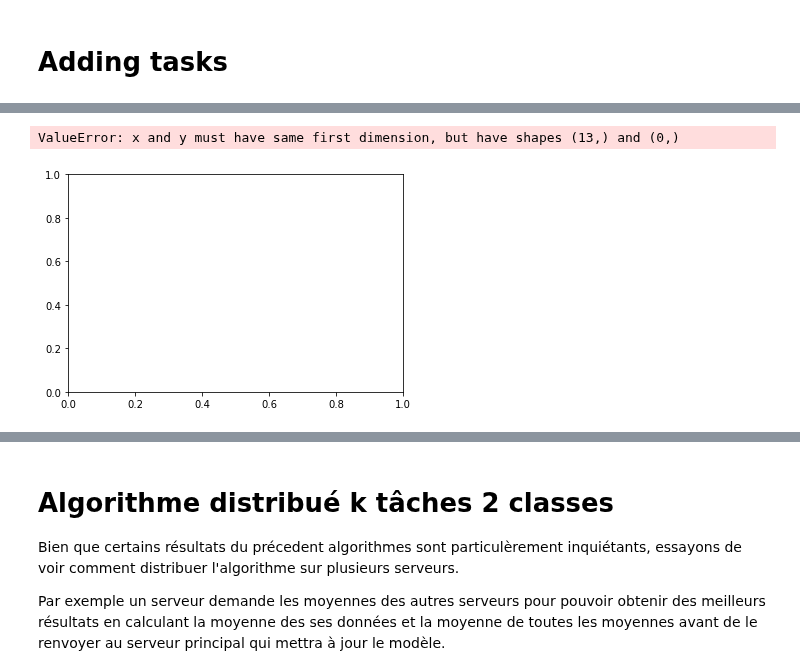
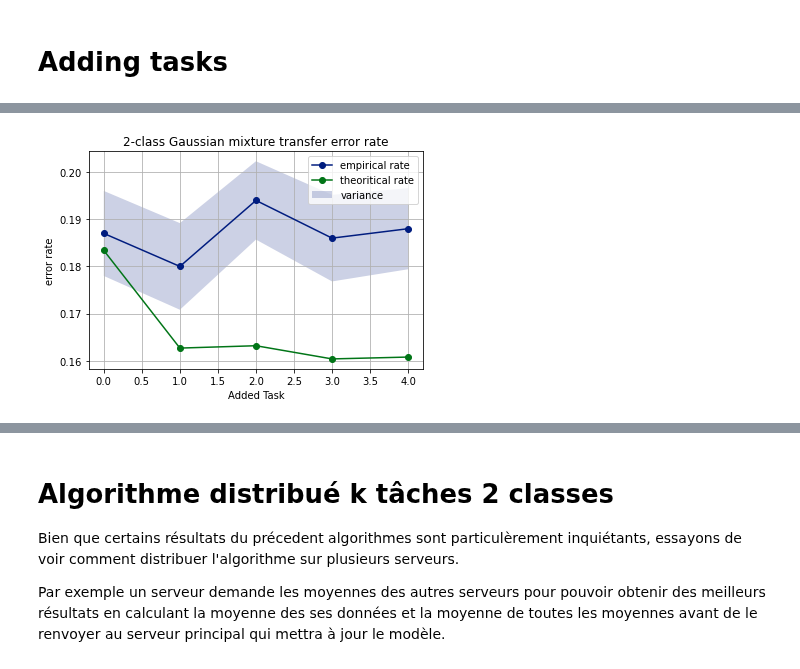
Before and after one commit to Sami-fak/DistributedMTLSPCA, a Jupyter notebook: binary-based_MTL.ipynb, the cells around one changed output, grey strips where cells are left out. Saved outputs shown, nothing was run; the diff lists cells and outputs as text; code cells hidden in the pictures.

Commit message:
Grosse simu pour vérifier que l'erreur est bien diviée par deux sur k taches. Simus distribuées par la suite

```diff
--- a/binary-based_MTL.ipynb
+++ b/binary-based_MTL.ipynb
@@ -371,9 +376,10 @@ def compute_error_rate(X_test, V, m_t, nb_tasks, nb_classes, n_t, Dc, c0):
     emp_rate = []
     error = 0
     ni = 0
+    error = 0
     for t in range(nb_tasks):
-        error = 0
-        ni = sum(n_t[t])
+
+        ni += sum(n_t[t])
         for l in range(nb_classes):
             for i in range(n_t[t][l]):
                 # on prend la transposée pour pouvoir travailler avec les colonnes
@@ -383,11 +389,11 @@ def compute_error_rate(X_test, V, m_t, nb_tasks, nb_classes, n_t, Dc, c0):
                 elif (score == -1 and l == 0):
                     error +=1
 
-        erreur_emp = error/ni
+    erreur_emp = error/ni
 
-        if erreur_emp > 0.5:
-            erreur_emp=1-erreur_emp
-        emp_rate.append(erreur_emp)
+    if erreur_emp > 0.5:
+        erreur_emp=1-erreur_emp
+    emp_rate.append(erreur_emp)
     return np.mean(emp_rate)
 # %%
 def debug_histogram(V, X_test, n_t):
@@ -688,11 +686,12 @@ ValueError: shapes (200,) and (100,1000) not aligned: 200 (dim 0) != 100 (dim 0)
 p = 100
 m = 2
 # on ajoute des tâches 2 par 2
-t = range(2,16, 2)
-multiple = 20
+nb_tasks = 11
+t = range(2,2*nb_tasks, 2)
+multiple = 9
 to_add = [50*multiple, 50*multiple], [10*multiple, 10*multiple]
 n_t = []
-n_t_test = [[500, 500]]
+n_t_test = [[1000, 1000]]
 nt = sum(n_t_test[0])
 # la liste temps comprendra le temps pour le training, le calcul de M et y et le temps d'inférence
 emp_rate, th_rate, var, relative_error_rate = [], [], [], []
@@ -700,7 +699,7 @@ emp_rate, th_rate, var, relative_error_rate = [], [], [], []
 temps_MM = []
 temps_estim = []
 temps_inference = []
-random_state = 42
+random_state = 100
 
 for b in t:
     n_t.append(to_add[0])
@@ -722,7 +721,6 @@ for b in t:
 
     t0 = time()
     MM = empirical_mean(b, m, X, p, n_t)
-    print("MM : \n", MM)
     temps_MM.append(time() - t0)
     # On time le calcul de MTM
 
@@ -740,8 +738,9 @@ for b in t:
 
     M_true = true_mean(M, p, b, m)
     MM_true = M_true.T@M_true
-    print("MM True = ")
-    print(MM_true)
+#     print("MM True = ")
+#     matprint(MM_true)
+#     matprint(MM)
     correlation_matrix_true = compute_M_cal(n, p, Dc, MM_true, display=False)
     matprint(correlation_matrix_true)
     print("c0 : ", c0)
@@ -749,7 +748,7 @@ for b in t:
     print("y = ")
     matprint(y)
     print("y true = ")
-    matprint(y_true)
+#     matprint(y_true)
     X = normalisation(X, p)
     X_test = normalisation(X_test, p)
     X_train_aggregated = aggregate_array(X, p, n, b, m)
@@ -911,15 +897,14 @@ c :
 # %%
 lower = np.array(emp_rate) - np.array(var)
 upper = np.array(emp_rate) + np.array(var)
-plt.plot(range(13), emp_rate, '-o', label='empirical rate')
-plt.plot(range(13), th_rate, '-o', label='theoritical rate')
-plt.fill_between(range(13), lower, upper, alpha=0.2, label="variance")
+plt.plot(range(5), emp_rate, '-o', label='empirical rate')
+plt.plot(range(5), th_rate, '-o', label='theoritical rate')
+plt.fill_between(range(5), lower, upper, alpha=0.2, label="variance")
 plt.legend()
 plt.title("2-class Gaussian mixture transfer error rate")
 plt.xlabel("Added Task")
 plt.ylabel("error rate")
 plt.grid()
 plt.show()
 # %% [output]
-ValueError: x and y must have same first dimension, but have shapes (13,) and (0,)
-[figure, old version]
+[figure, new version]
```
Also changed, not shown: parts of 7 cells of this notebook, 1 other file.
